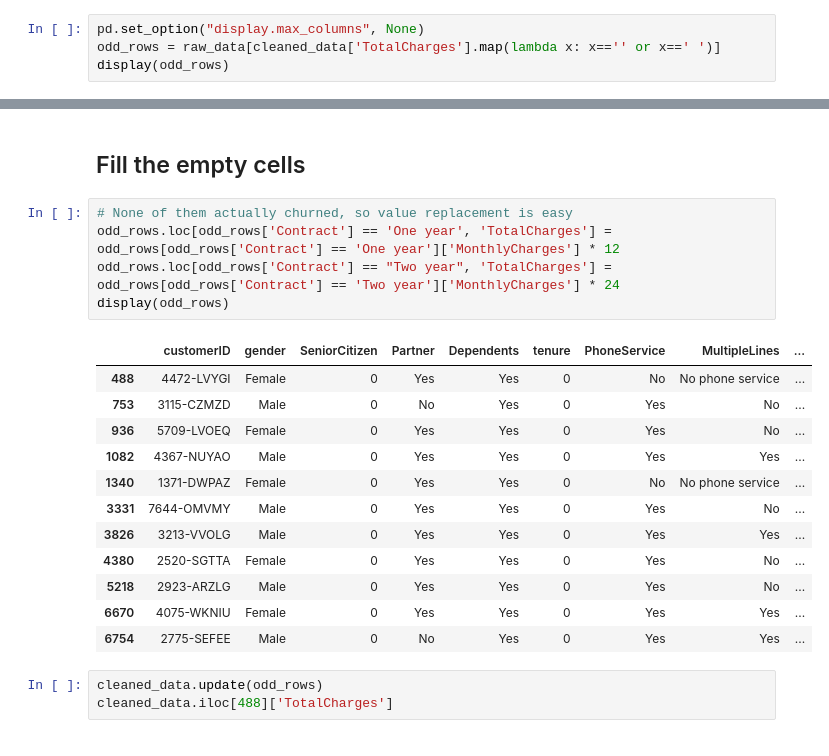
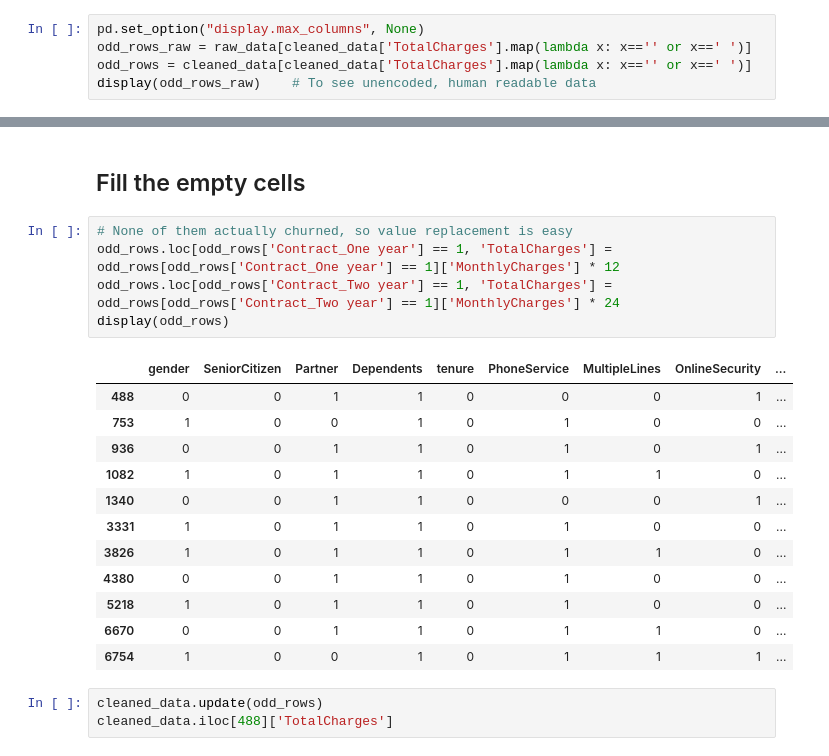
Before and after one commit to SpaceFrostDev/telco_kaggle, a Jupyter notebook: dense_neural_net.ipynb, the cells around one changed output, grey strips where cells are left out. Cells and saved outputs as stored; diff of their text form.

```diff
--- a/dense_neural_net.ipynb
+++ b/dense_neural_net.ipynb
@@ -143,8 +143,9 @@ cleaned_data['TotalCharges'].value_counts()[' ']
 11
 # %%
 pd.set_option("display.max_columns", None)
-odd_rows = raw_data[cleaned_data['TotalCharges'].map(lambda x: x=='' or x==' ')]
-display(odd_rows)
+odd_rows_raw = raw_data[cleaned_data['TotalCharges'].map(lambda x: x=='' or x==' ')]
+odd_rows = cleaned_data[cleaned_data['TotalCharges'].map(lambda x: x=='' or x==' ')]
+display(odd_rows_raw)    # To see unencoded, human readable data
 # %% [output]
 |  | customerID | gender | SeniorCitizen | Partner | Dependents | tenure | PhoneService | MultipleLines | ... |
 | 488 | 4472-LVYGI | Female | 0 | Yes | Yes | 0 | No | No phone service | ... |
@@ -162,22 +163,22 @@ display(odd_rows)
 ## Fill the empty cells
 # %%
 # None of them actually churned, so value replacement is easy
-odd_rows.loc[odd_rows['Contract'] == 'One year', 'TotalCharges'] = odd_rows[odd_rows['Contract'] == 'One year']['MonthlyCharges'] * 12
-odd_rows.loc[odd_rows['Contract'] == "Two year", 'TotalCharges'] = odd_rows[odd_rows['Contract'] == 'Two year']['MonthlyCharges'] * 24
+odd_rows.loc[odd_rows['Contract_One year'] == 1, 'TotalCharges'] = odd_rows[odd_rows['Contract_One year'] == 1]['MonthlyCharges'] * 12
+odd_rows.loc[odd_rows['Contract_Two year'] == 1, 'TotalCharges'] = odd_rows[odd_rows['Contract_Two year'] == 1]['MonthlyCharges'] * 24
 display(odd_rows)
 # %% [output]
-|  | customerID | gender | SeniorCitizen | Partner | Dependents | tenure | PhoneService | MultipleLines | ... |
-| 488 | 4472-LVYGI | Female | 0 | Yes | Yes | 0 | No | No phone service | ... |
-| 753 | 3115-CZMZD | Male | 0 | No | Yes | 0 | Yes | No | ... |
-| 936 | 5709-LVOEQ | Female | 0 | Yes | Yes | 0 | Yes | No | ... |
-| 1082 | 4367-NUYAO | Male | 0 | Yes | Yes | 0 | Yes | Yes | ... |
-| 1340 | 1371-DWPAZ | Female | 0 | Yes | Yes | 0 | No | No phone service | ... |
-| 3331 | 7644-OMVMY | Male | 0 | Yes | Yes | 0 | Yes | No | ... |
-| 3826 | 3213-VVOLG | Male | 0 | Yes | Yes | 0 | Yes | Yes | ... |
-| 4380 | 2520-SGTTA | Female | 0 | Yes | Yes | 0 | Yes | No | ... |
-| 5218 | 2923-ARZLG | Male | 0 | Yes | Yes | 0 | Yes | No | ... |
-| 6670 | 4075-WKNIU | Female | 0 | Yes | Yes | 0 | Yes | Yes | ... |
-| 6754 | 2775-SEFEE | Male | 0 | No | Yes | 0 | Yes | Yes | ... |
+|  | gender | SeniorCitizen | Partner | Dependents | tenure | PhoneService | MultipleLines | OnlineSecurity | ... |
+| 488 | 0 | 0 | 1 | 1 | 0 | 0 | 0 | 1 | ... |
+| 753 | 1 | 0 | 0 | 1 | 0 | 1 | 0 | 0 | ... |
+| 936 | 0 | 0 | 1 | 1 | 0 | 1 | 0 | 1 | ... |
+| 1082 | 1 | 0 | 1 | 1 | 0 | 1 | 1 | 0 | ... |
+| 1340 | 0 | 0 | 1 | 1 | 0 | 0 | 0 | 1 | ... |
+| 3331 | 1 | 0 | 1 | 1 | 0 | 1 | 0 | 0 | ... |
+| 3826 | 1 | 0 | 1 | 1 | 0 | 1 | 1 | 0 | ... |
+| 4380 | 0 | 0 | 1 | 1 | 0 | 1 | 0 | 0 | ... |
+| 5218 | 1 | 0 | 1 | 1 | 0 | 1 | 0 | 0 | ... |
+| 6670 | 0 | 0 | 1 | 1 | 0 | 1 | 1 | 0 | ... |
+| 6754 | 1 | 0 | 0 | 1 | 0 | 1 | 1 | 1 | ... |
 # %%
 cleaned_data.update(odd_rows)
 cleaned_data.iloc[488]['TotalCharges']
```
Also changed, not shown: parts of 5 cells of this notebook.
